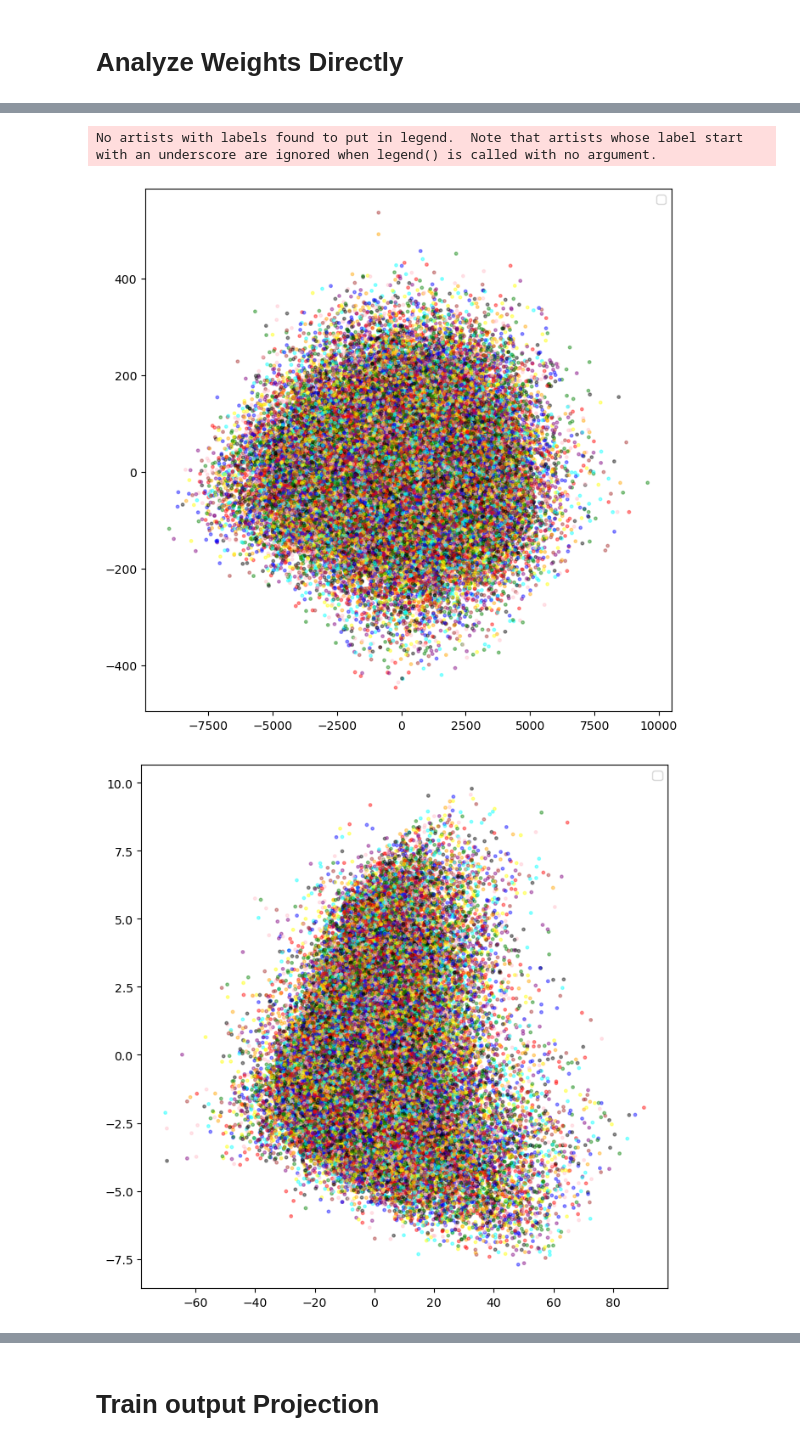
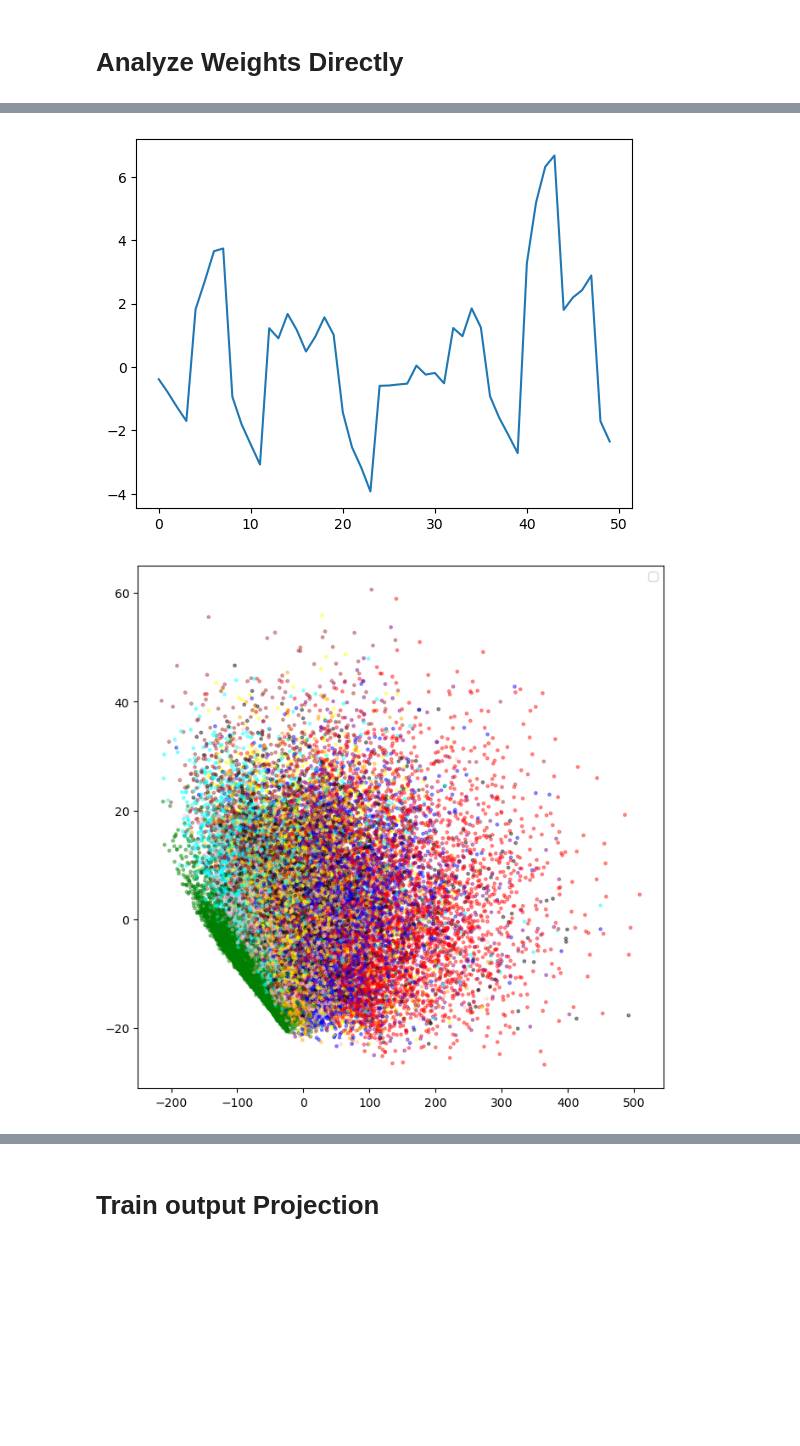
Before and after one commit to largraf/EchoSpike, a Jupyter notebook: main.ipynb, the cells around one changed output, grey strips where cells are left out. Cells and saved outputs as stored; diff of their text form; code cells hidden in the pictures; blank space fills up the shorter version.

```diff
--- a/main.ipynb
+++ b/main.ipynb
@@ -17,14 +17,14 @@ n_outputs = 10
 ## Dataset
 N-MNIST
 # %%
-n_time_bins = 6
-train_loader, test_loader = load_NMNIST(n_time_bins, batch_size=batch_size)
+n_time_bins = 4
+train_loader, test_loader = load_PMNIST(n_time_bins, scale=0.9) #load_NMNIST(n_time_bins, batch_size=batch_size)
 
 # Plot Example
 frames, target = next(iter(train_loader))
-print(frames.shape)
+print(frames.shape, target)
 for i in range(n_time_bins):
     plt.figure()
-    plt.imshow(frames[0,i,0])
-frames, target = next(iter(train_loader))
+    plt.imshow(frames[0,i].view(28,28), cmap='gray')
+    plt.colorbar()
 # %% [output]
@@ -40,11 +37,10 @@ torch.Size([1, 6, 2, 34, 34])
 ## Training
 # %%
 
-SNN = CLAPP_SNN(n_inputs, n_hidden, n_outputs, n_time_bins).to(device)
-loss_hist, mem_history, target_list = train(SNN, train_loader, epochs, device)
-plt.plot(loss_hist)
+SNN = CLAPP_SNN(n_inputs, n_hidden, n_outputs).to(device)
+loss_hist, target_list, clapp_loss_hist = train(SNN, train_loader, epochs, device)
+plt.plot(loss_hist, label='prediction loss')
+plt.plot(clapp_loss_hist, label='CLAPP loss')
+plt.legend()
 plt.show()
-correct, clapp_activation, target_list = test(SNN, test_loader, device)
-print(correct)
-print('Accuracy:', sum(correct)/10000)
 # %% [output]
@@ -51,0 +53,5 @@ AttributeError: 'CLAPP_out' object has no attribute 'num_out'
+# %%
+losses, loss_per_digit, clapp_activation, target_list = test(SNN, test_loader, device)
+print(loss_per_digit)
+print('Mean Loss:', losses.sum()/10000)
+# mean loss for const prediction: 2.3
@@ -58,7 +67,7 @@ for i in range(1, len(SNN.clapp)):
 
 for i in range(len(SNN.clapp)):
     plt.figure()
-    plt.imshow(SNN.clapp[i].fc.weight.detach(), vmax=1e-1, vmin=-1e-1)
+    plt.imshow(SNN.clapp[i].fc.weight.detach())
     plt.colorbar()
 plt.figure()
 plt.imshow(SNN.clapp[0].retro.weight.detach())
@@ -66,5 +75,5 @@ plt.show()
 for lay in layers:
     for i in range(100, 103):
         plt.figure()
-        plt.imshow(lay[i].view(2, 34, 34).detach()[0])
+        plt.imshow(lay[i].view(28, 28).detach())
 # %% [output]
@@ -84,18 +89,19 @@ for lay in layers:
 # %%
-hidden_activities_transformed = []
-for i in range(len(n_hidden)):
-    hidden_activities_transformed.append(torch.cat([h[:,i] for h in clapp_activation], 0))
-print(hidden_activities_transformed[0].shape, clapp_activation[0].shape)
+print(len(clapp_activation))
+hidden_activities_transformed = torch.stack(clapp_activation).swapaxes(0,1)
+print((SNN.out_proj.out_proj.weight < 0).sum())
 
 from sklearn.decomposition import PCA
 pca = PCA(n_components=2)
 
 color_list = ['red', 'green', 'blue', 'yellow', 'black', 'orange', 'purple', 'pink', 'brown', 'cyan']
-colors = [color_list[i] for i in torch.tensor(target_list).repeat(n_time_bins)]
+colors = [color_list[i] for i in torch.tensor(target_list)]
 pca = PCA(n_components=2)
 for hat in hidden_activities_transformed:
+    # hat_diff = hat[1:] - hat[:-1]
     hat_pca = pca.fit_transform(hat.detach().numpy())
-    print(hat_pca.shape)
+    plt.figure()
+    plt.plot(hat[:50,3])
     plt.figure(figsize=(8,8))
     plt.scatter(hat_pca[:,0], hat_pca[:,1], s=6, c=colors, alpha=0.4)
     plt.legend()
@@ -109,3 +113,2 @@ No artists with labels found to put in legend.  Note that artists whose label st
-No artists with labels found to put in legend.  Note that artists whose label start with an underscore are ignored when legend() is called with no argument.
-[figure, old version]
+[figure, new version]
-[figure, old version]
+[figure, new version]
```
Also changed, not shown: parts of 11 cells of this notebook, 6 other files.
